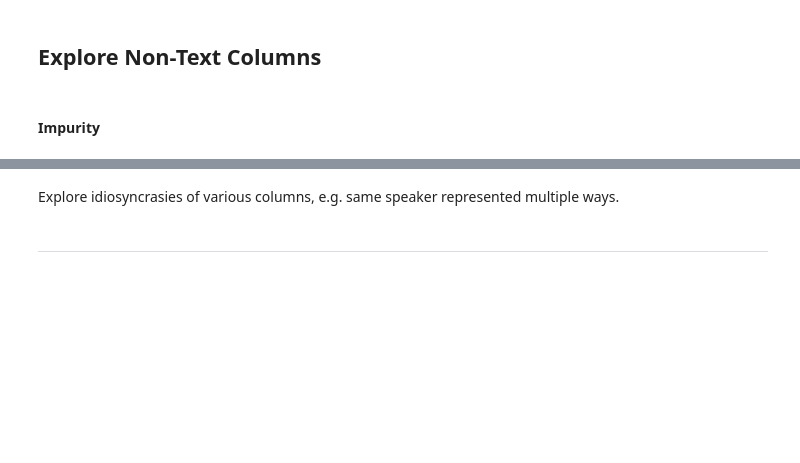
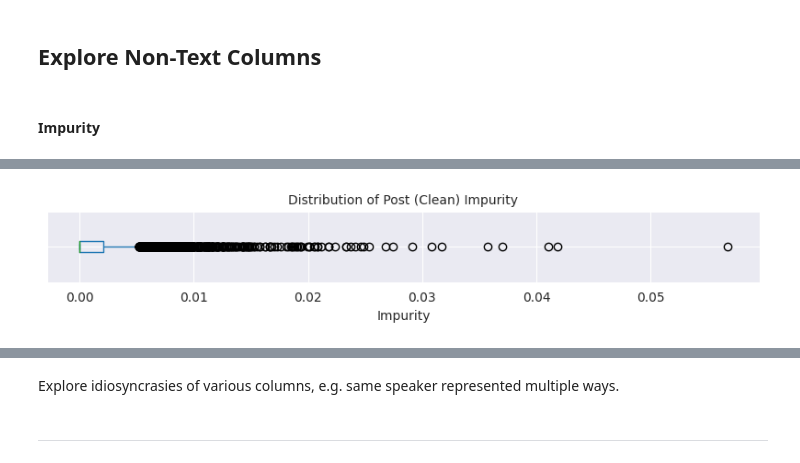
Before and after one commit to shane-kercheval/nlp-template, a Jupyter notebook: source/notebooks/text_eda_reddit.ipynb, the cells around one changed output, grey strips where cells are left out. Cells and saved outputs as stored; diff of their text form; code cells hidden in the pictures; blank space fills up the shorter version.

```diff
--- a/source/notebooks/text_eda_reddit.ipynb
+++ b/source/notebooks/text_eda_reddit.ipynb
@@ -184 +206,9 @@ NameError: name 'df' is not defined
+# %%
+ax = df['impurity_clean'].plot(kind='box', vert=False, figsize=(10, 1))
+ax.set_title("Distribution of Post (Clean) Impurity")
+ax.set_xlabel("Impurity")
+ax.set_yticklabels([])
+ax;
+# %% [output]
+[figure, added]
 # %%
```
Also changed, not shown: parts of 14 cells of this notebook, 2 other files.
